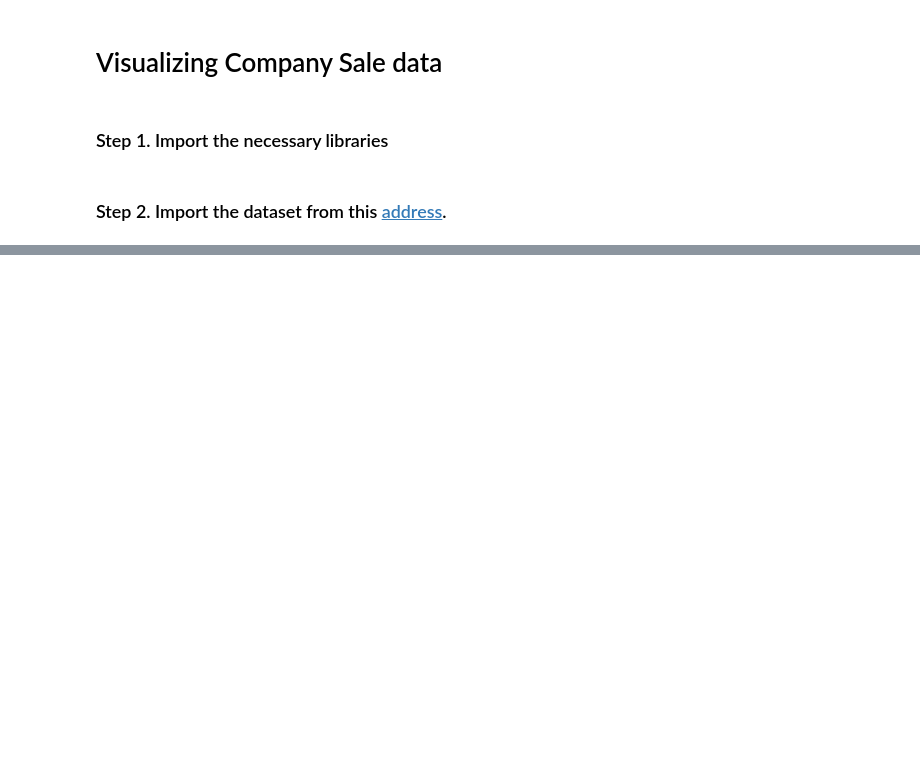
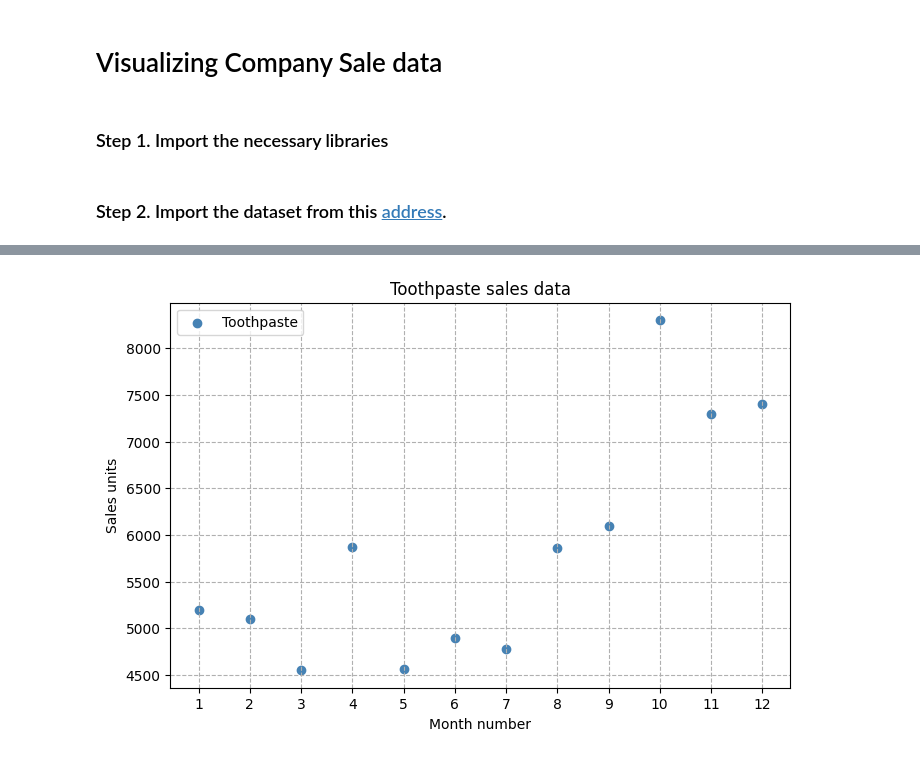
Before and after one commit to TranVanBun080805/2025_LTTBDD_N04_Nhom_TranVanBun, a Jupyter notebook: 11_matplotlib/company-sale/Exercises.ipynb, the cells around one changed output, grey strips where cells are left out. Drawn from its saved outputs; the diff is of its cells as text; code cells hidden in the pictures; blank space fills up the shorter version.

```diff
--- a/11_matplotlib/company-sale/Exercises.ipynb
+++ b/11_matplotlib/company-sale/Exercises.ipynb
@@ -28,6 +86,20 @@ fdfd
 # %% [markdown]
 ### Exercise 4: Read toothpaste sales data of each month and show it using a scatter plot
 ![img](https://github.com/thieu1995/pandas/blob/main/11_matplotlib/company-sale/img/04.png?raw=1)
+# %%
+from matplotlib.lines import lineStyles
+plt.figure(figsize=(8, 5))
+plt.scatter(df['month_number'], df['toothpaste'], color='#4682B4', marker='o', label='Toothpaste')
+plt.title("Toothpaste sales data")
+plt.xlabel("Month number")
+plt.ylabel("Sales units")
+plt.xticks(df['month_number'])
+plt.legend()
+plt.grid(visible=True, linestyle = "--")
+
+plt.show()
+# %% [output]
+[figure, added]
 # %% [markdown]
 ### Exercise 5: Read face cream and facewash product sales data and show it using the bar chart
 
```
Also changed, not shown: parts of 21 cells of this notebook.
